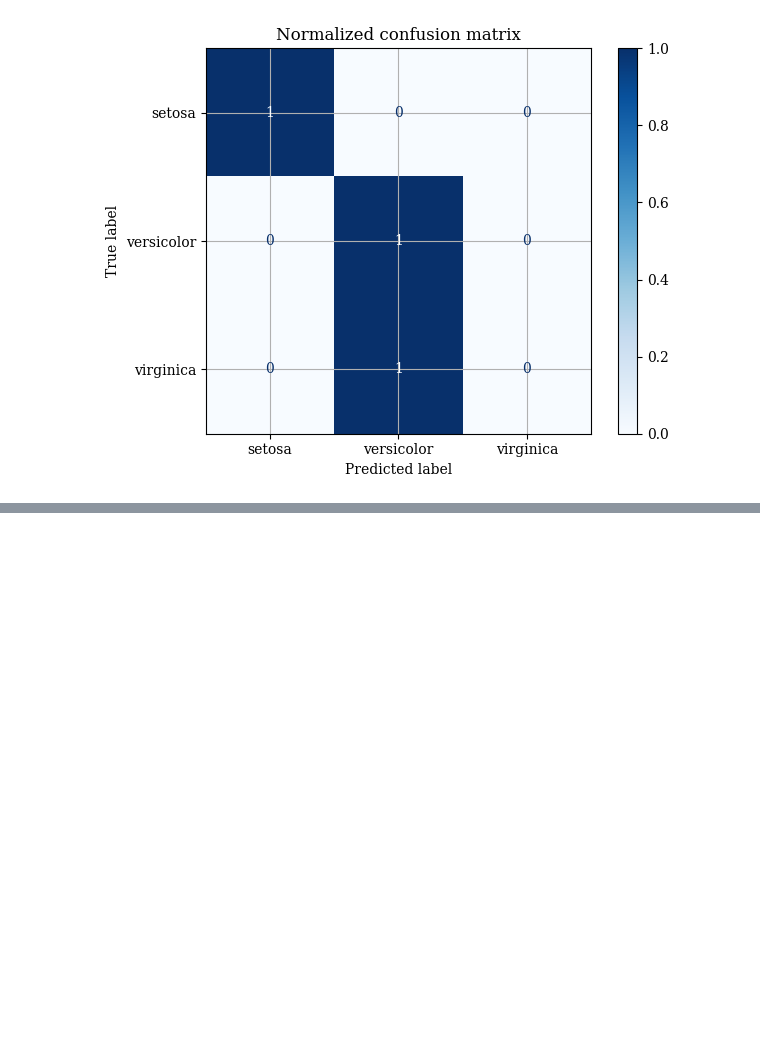
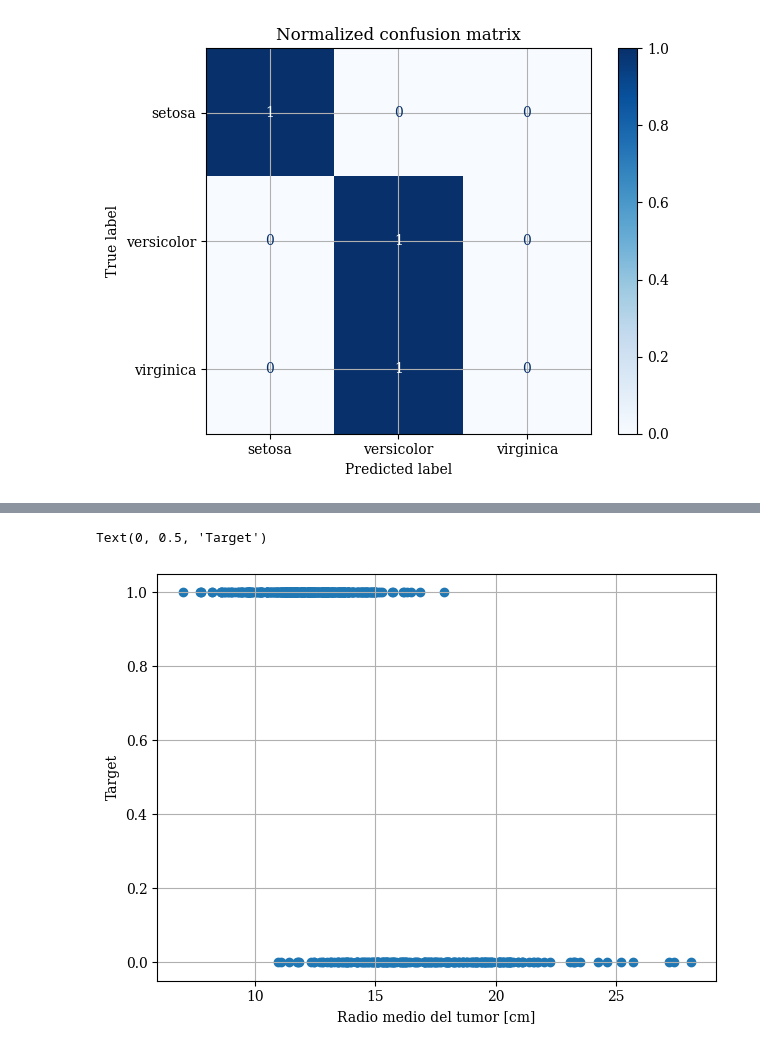
Before and after one commit to MiguelPuntoEs/ufm-python-for-finance, a Jupyter notebook: 11 Clasificación.ipynb, the cells around one changed output, grey strips where cells are left out. Cells and saved outputs as stored; diff of their text form; code cells hidden in the pictures; blank space fills up the shorter version.

```diff
--- a/11 Clasificación.ipynb
+++ b/11 Clasificación.ipynb
@@ -127,0 +141,12 @@ Normalized confusion matrix
+# %%
+from sklearn.datasets import load_breast_cancer
+
+cancer = load_breast_cancer()
+X, y = cancer.data, cancer.target
+# %%
+plt.scatter(X[:,0], y)
+plt.xlabel('Radio medio del tumor [cm]')
+plt.ylabel('Target')
+# %% [output]
+Text(0, 0.5, 'Target')
+[figure, added]
```
Also changed, not shown: parts of 8 cells of this notebook.
